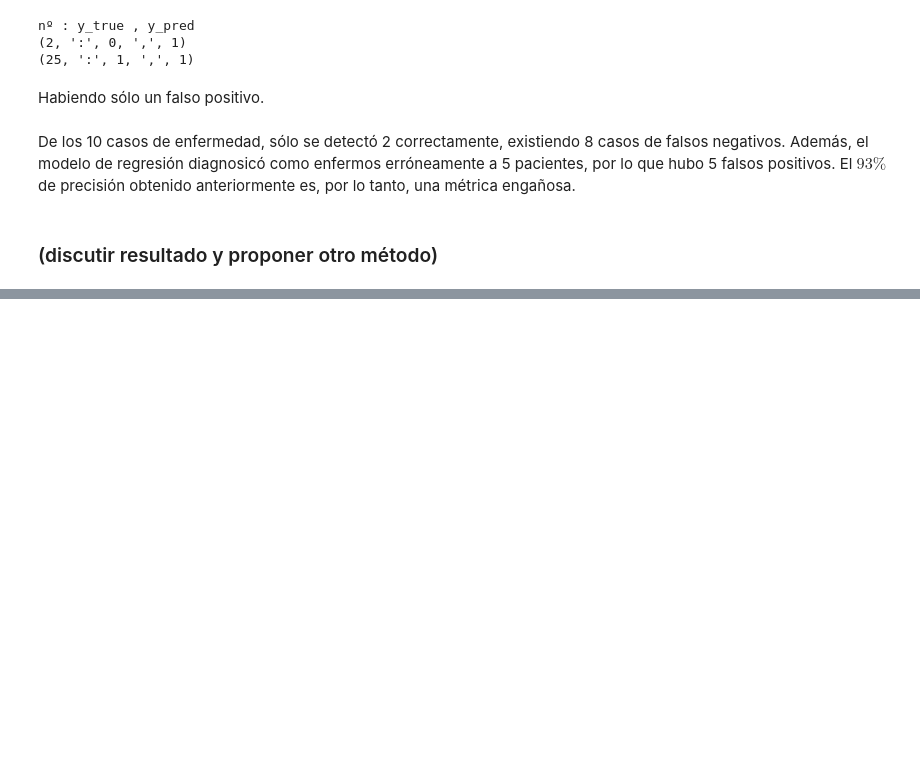
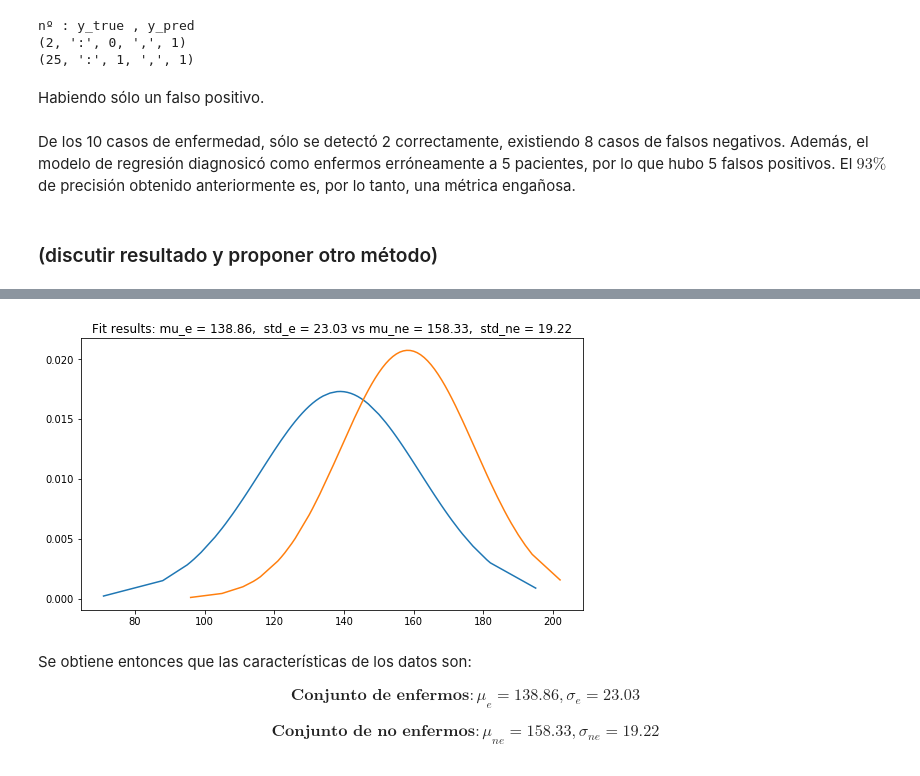
Before and after one commit to Buguemar/Tarea1ML, a Jupyter notebook: Pregunta-5.ipynb, the cells around one changed output, grey strips where cells are left out. Saved outputs shown, nothing was run; the diff lists cells and outputs as text; code cells hidden in the pictures; blank space fills up the shorter version.

```diff
--- a/Pregunta-5.ipynb
+++ b/Pregunta-5.ipynb
@@ -218,0 +290,30 @@ De los 10 casos de enfermedad, sólo se detectó 2 correctamente, existiendo 8 c
+# %%
+from scipy.stats import norm
+plt.clf
+plt.figure(figsize=(9,5))
+enfermos.sort()
+e_mean = np.mean(enfermos)
+e_std = np.std(enfermos)
+pdf = norm.pdf(enfermos, e_mean, e_std)
+plt.plot(enfermos, pdf) # including h here is crucial
+#plt.show()
+
+no_enfermos.sort()
+ne_mean = np.mean(no_enfermos)
+ne_std = np.std(no_enfermos)
+ne_pdf = norm.pdf(no_enfermos, ne_mean, ne_std)
+plt.plot(no_enfermos, ne_pdf) # including h here is crucial
+ne_title = "Fit results: mu_e = %.2f,  std_e = %.2f vs mu_ne = %.2f,  std_ne = %.2f" % (e_mean, e_std, ne_mean, ne_std)
+plt.title(ne_title)
+plt.show()
+# %% [output]
+[figure, added]
+# %% [markdown]
+Se obtiene entonces que las características de los datos son:
+
+\begin{align}
+    \textbf{Conjunto de enfermos}: \mu_{e}= 138.86,  \sigma_{e}=23.03
+\end{align}
+\begin{align}
+    \textbf{Conjunto de no enfermos}: \mu_{ne}= 158.33,  \sigma_{ne}=19.22
+\end{align}
```
Also changed, not shown: parts of 15 cells of this notebook.
